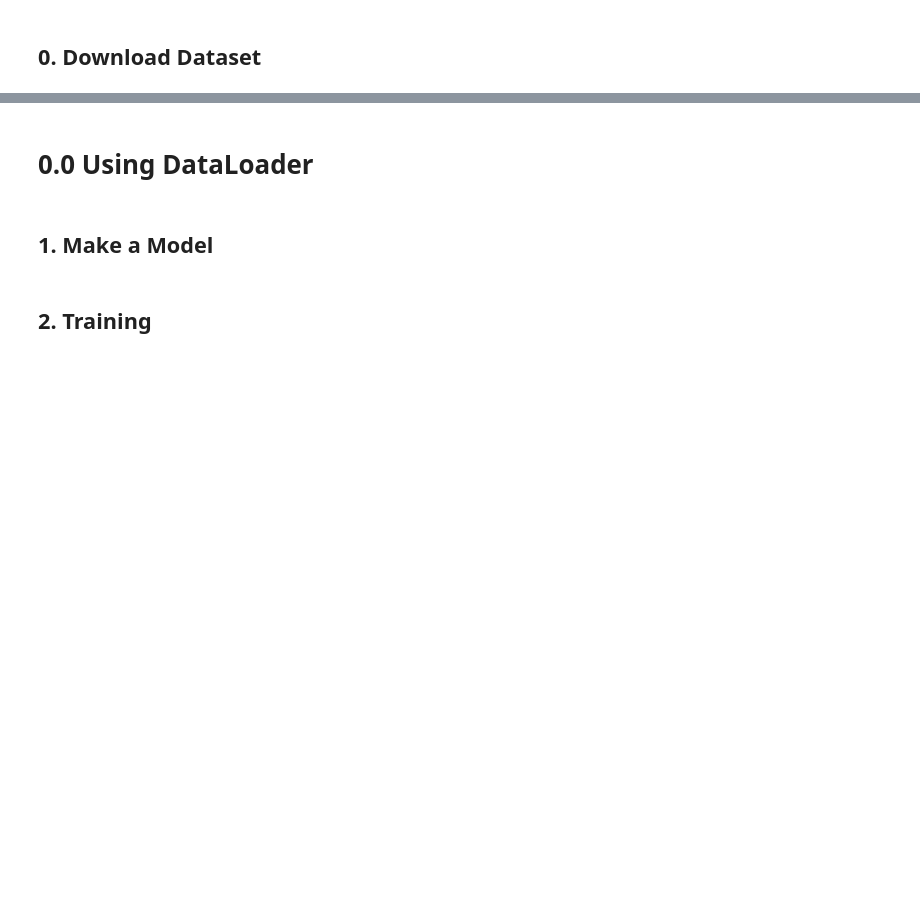
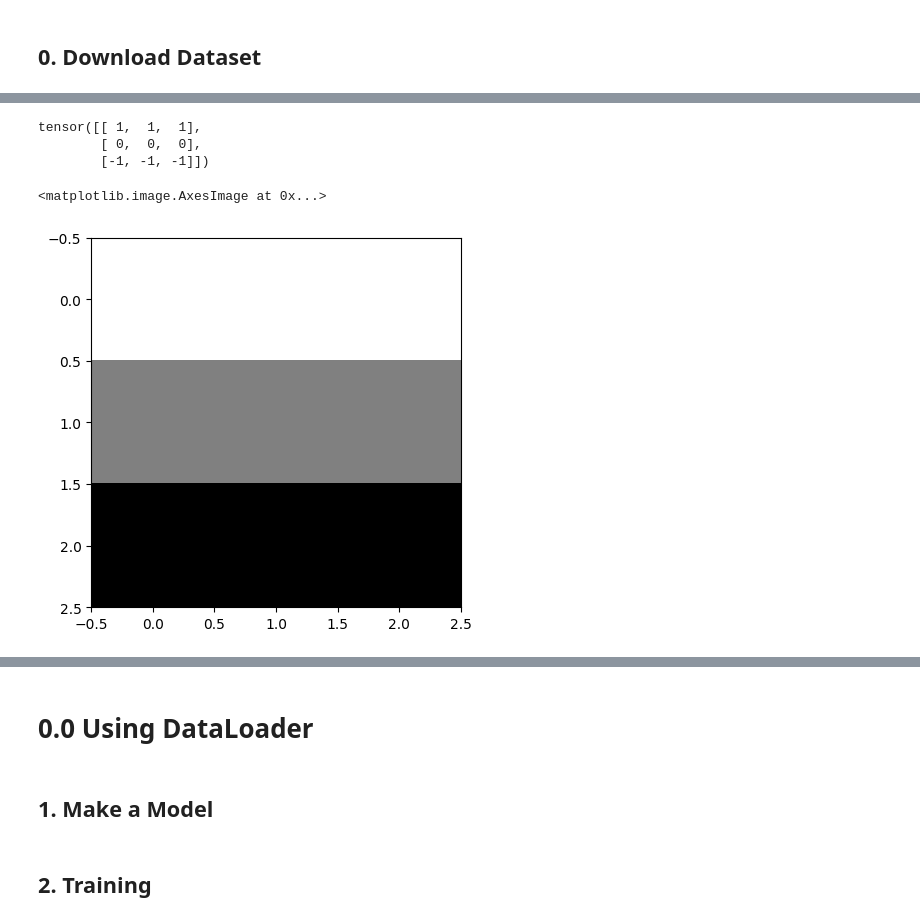
Before and after one commit to jdasam/mas1004, a Jupyter notebook: live_coding/7_cnn.ipynb, the cells around one changed output, grey strips where cells are left out. Cells and saved outputs as stored; diff of their text form; code cells hidden in the pictures; blank space fills up the shorter version.

```diff
--- a/live_coding/7_cnn.ipynb
+++ b/live_coding/7_cnn.ipynb
@@ -42,0 +60,16 @@ len(train_data)
+# %%
+# make simple kernel and apply it to the image
+# plt.imshow(img[10:13, 10:13])
+sliced_input = img[10:13, 10:13]
+
+custom_kernel = torch.tensor([[1, 1, 1], [0, 0, 0], [-1, -1, -1] ])
+print(custom_kernel)
+plt.imshow(custom_kernel)
+# kernel_output = (sliced_input * custom_kernel).sum() # take the element-wise multiplication and take sum
+# kernel_output
+# %% [output]
+tensor([[ 1,  1,  1],
+        [ 0,  0,  0],
+        [-1, -1, -1]])
+<matplotlib.image.AxesImage at 0x...>
+[figure, added]
```
Also changed, not shown: parts of 7 cells of this notebook.
